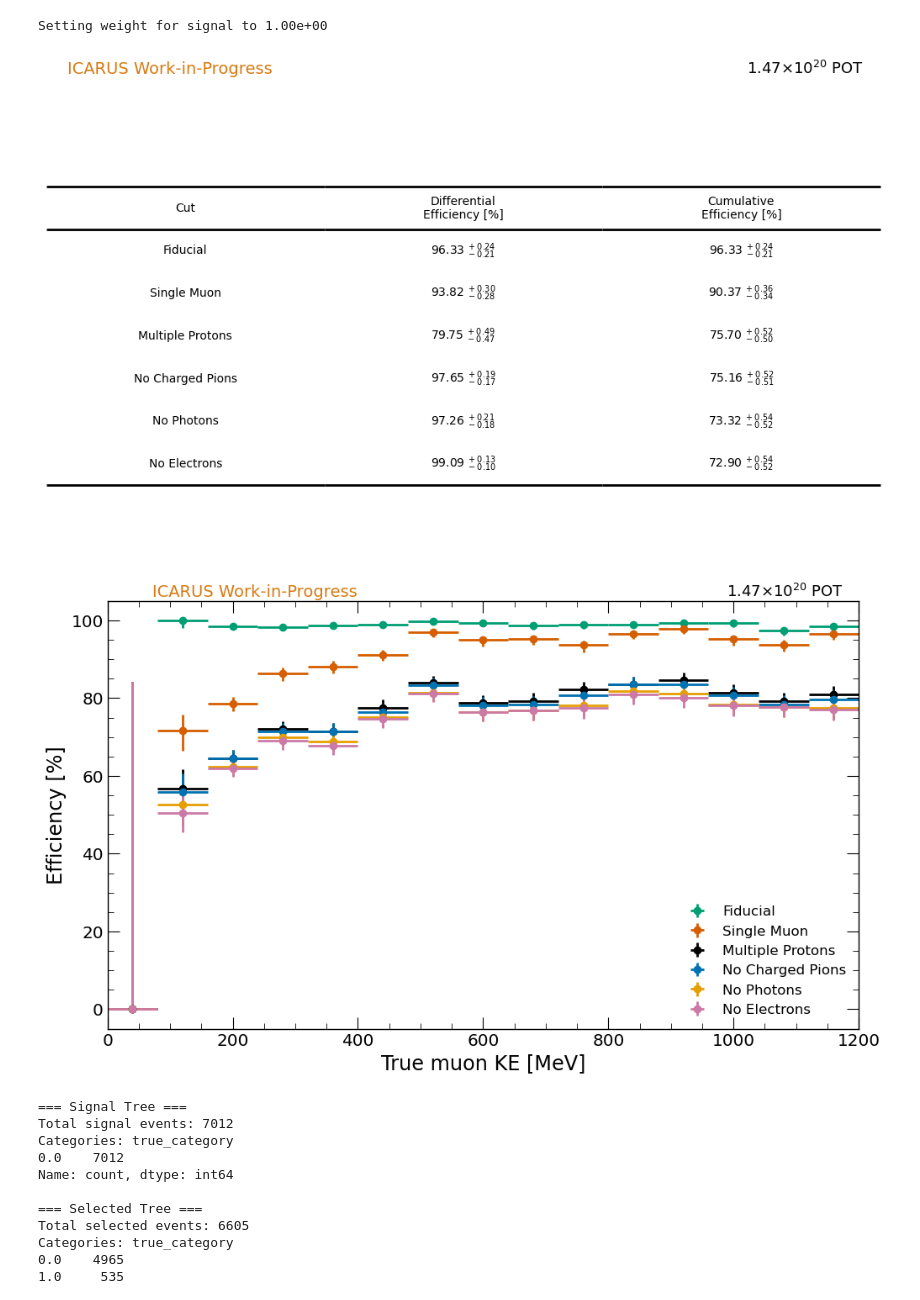
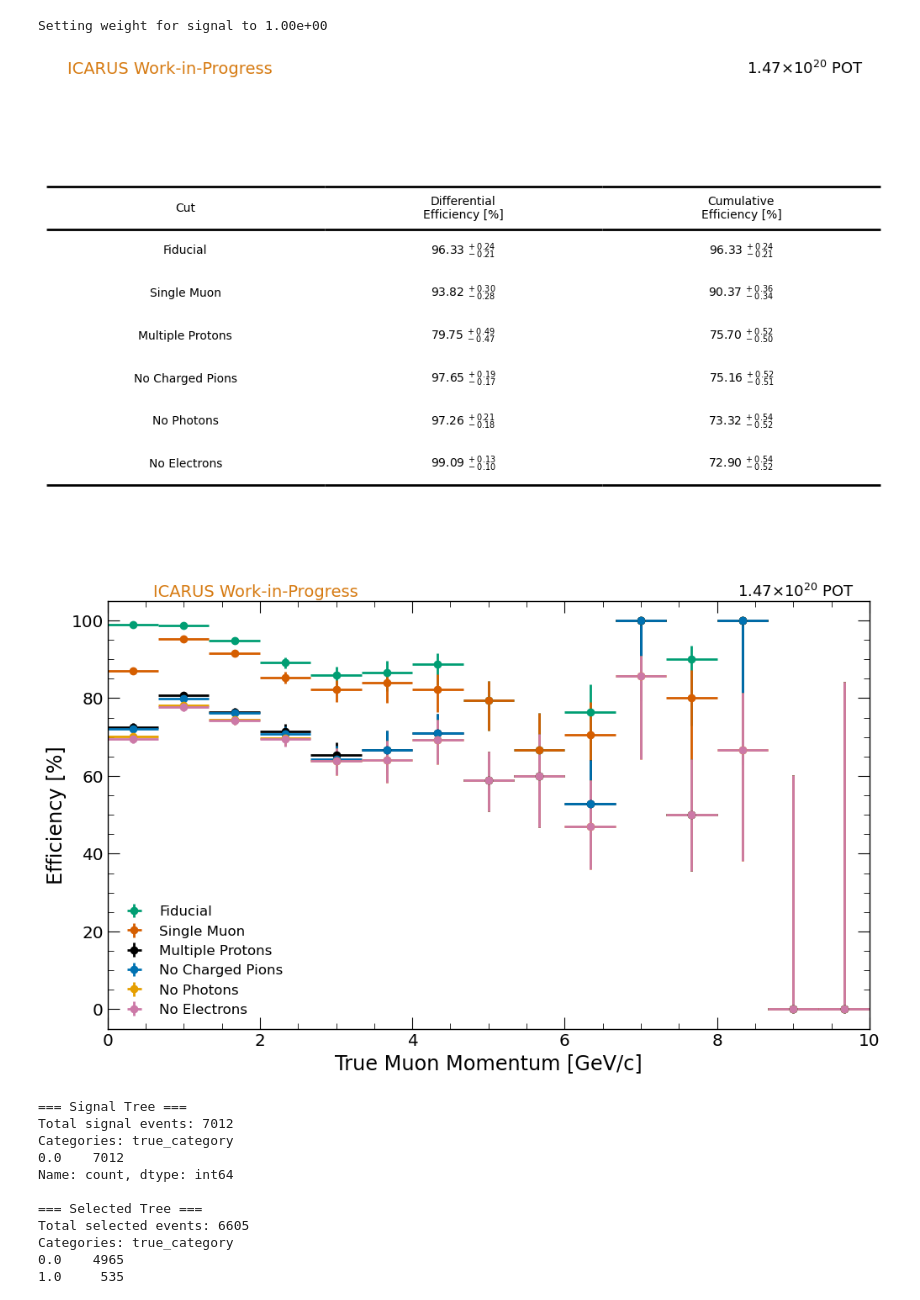
Before and after one commit to pascito/medulla, a Jupyter notebook: spineplot/myAnalysis/1muNp0pi_Nge2.ipynb, the cells around one changed output. Drawn from its saved outputs; the diff is of its cells as text; code cells hidden in the pictures.

```diff
--- a/spineplot/myAnalysis/1muNp0pi_Nge2.ipynb
+++ b/spineplot/myAnalysis/1muNp0pi_Nge2.ipynb
@@ -108,6 +113,12 @@ range = [0.4, 3.0]
 nbins = 15
 binning_scheme = "equal_width"
 xlabel = "True Neutrino Energy [GeV]"
+
+[variables.true_leading_muon_momentum]
+key = "true_leading_muon_momentum"
+range = [0, 10]
+nbins = 15
+xlabel = "True Muon Momentum [GeV/c]"
 
 [variables.true_leading_muon_ke]
 key = "true_leading_muon_ke"
@@ -160,35 +171,35 @@ no_electrons_cut = "No Electrons"
 
 [[figure]]
 name = "icarus_sig_1muNp0pi_efficiency_plot"
 type = "SimpleFigure"
 style = "icarus_1muNp"
 figsize = [10.0, 6.0]
 
 [[figure.artists]]
 type = "SpineEfficiency"
-variable = "true_leading_muon_ke"
+variable = "true_leading_muon_momentum"
 groups = ["1μNp0π Signal"]
 draw_kwargs = {show_option = "differential", percentage = true, show_seqeff = true, show_unseqeff = false, npts = 50000}
 
 [figure.artists.cuts]
 reco_fiducial_cut = "Fiducial"
 single_muon_cut = "Single Muon"
 multiple_protons_cut = "Multiple Protons"
 no_pions_cut = "No Charged Pions"
 no_photons_cut = "No Photons"
 no_electrons_cut = "No Electrons"
 """
 # Write the string to a file
 with open('cfg.toml', 'w') as f:
     f.write(cfg)
 
 file = '/Users/rvizarreta/Library/CloudStorage/GoogleDrive-rvizarreta14@gmail.com/My Drive/🏛 PhD Repository/🚀 Research/🤖 Experiments&Projects/ICARUS/ICARUS_CC0pi_Selection/data/1muNp0pi_Nge2.root'
 analysis = Analysis('cfg.toml', file)
 analysis.run(close_figs=False)
 # %% [output]
 Setting weight for signal to 1.00e+00
 [figure]
-[figure, old version]
+[figure, new version]
 # %%
 import uproot
 import pandas as pd
```
Also changed, not shown: parts of 1 cell of this notebook, 12 other files.
